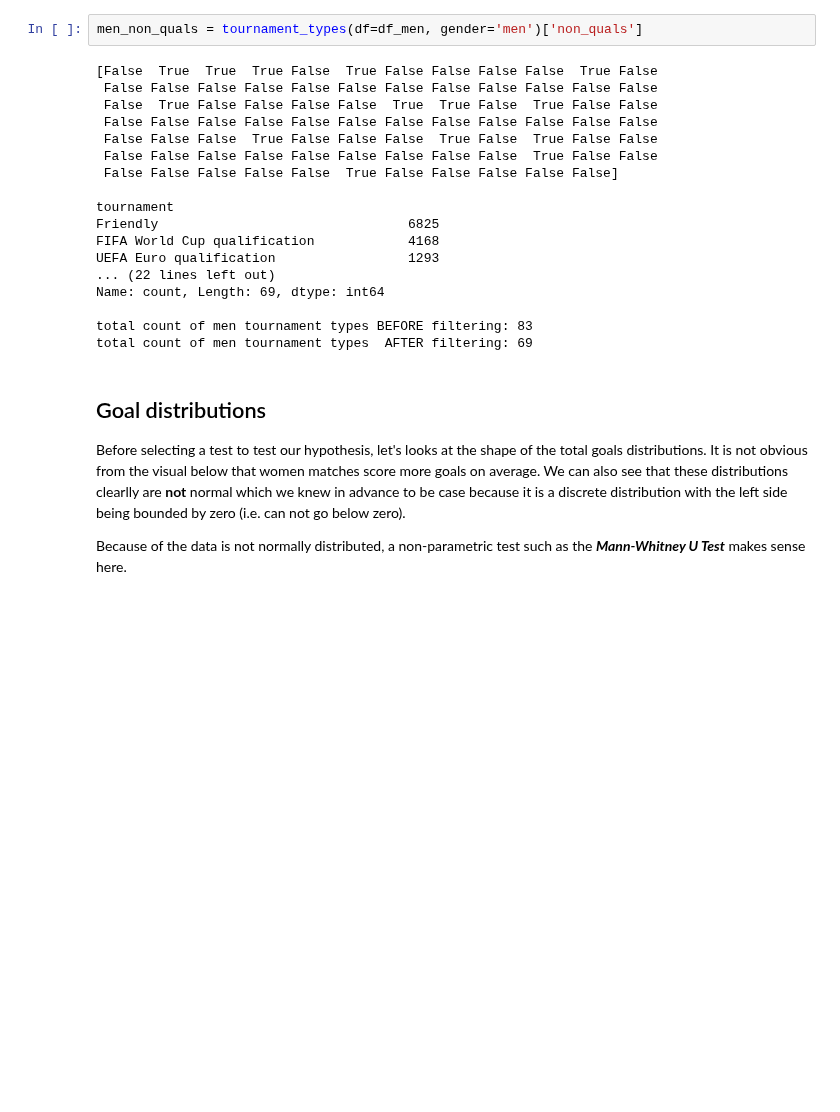
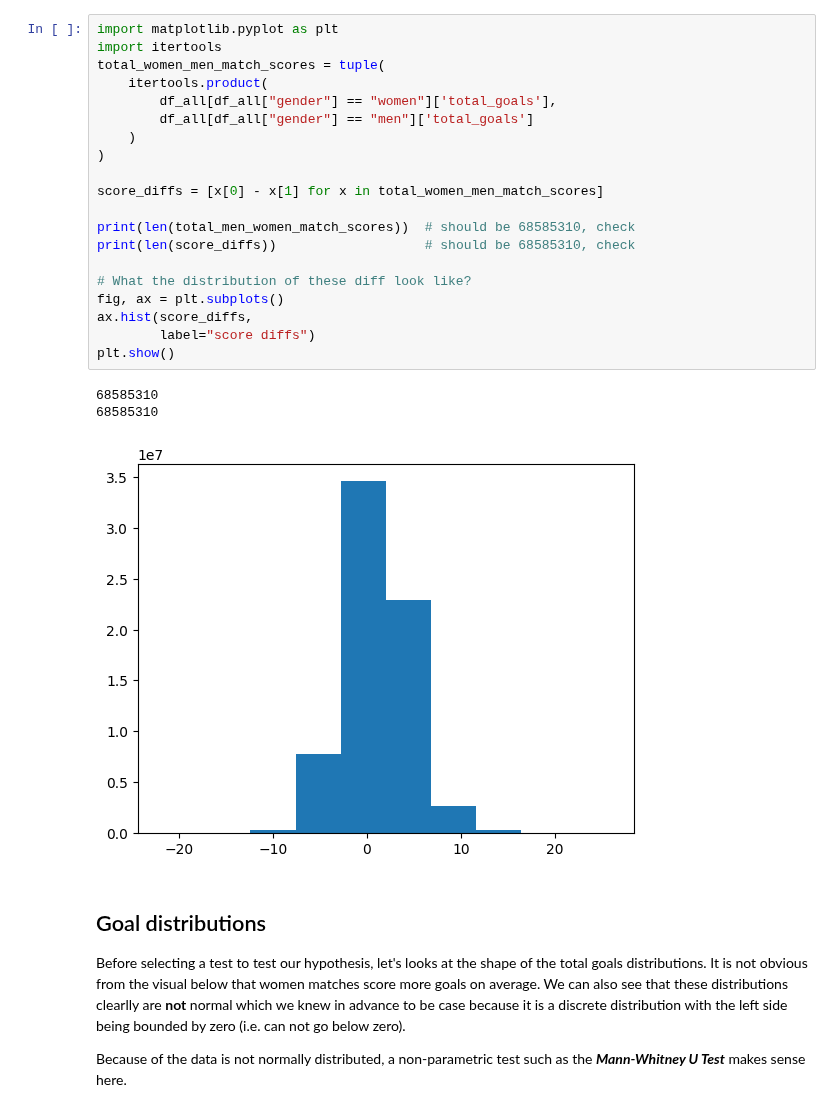
Before and after one commit to MichaelSzczepaniak/DataCamp, a Jupyter notebook: Tracks/Associate Data Scientist/31 Project 8 - Hypothesis Testing with Men's and Women's Soccer Matches/HypTestingPython.ipynb, the cells around one changed output. Drawn from its saved outputs; the diff is of its cells as text; blank space fills up the shorter version.

```diff
--- a/Tracks/Associate Data Scientist/31 Project 8 - Hypothesis Testing with Men's and Women's Soccer Matches/HypTestingPython.ipynb
+++ b/Tracks/Associate Data Scientist/31 Project 8 - Hypothesis Testing with Men's and Women's Soccer Matches/HypTestingPython.ipynb
@@ -122,23 +105,27 @@ total count of women tournament types  AFTER filtering: 19
 # %%
-men_non_quals = tournament_types(df=df_men, gender='men')['non_quals']
+import matplotlib.pyplot as plt
+import itertools
+total_women_men_match_scores = tuple(
+    itertools.product(
+        df_all[df_all["gender"] == "women"]['total_goals'],
+        df_all[df_all["gender"] == "men"]['total_goals']
+    )
+)
+
+score_diffs = [x[0] - x[1] for x in total_women_men_match_scores]
+
+print(len(total_men_women_match_scores))  # should be 68585310, check
+print(len(score_diffs))                   # should be 68585310, check
+
+# What the distribution of these diff look like?
+fig, ax = plt.subplots()
+ax.hist(score_diffs,
+        label="score diffs")
+plt.show()
 # %% [output]
-[False  True  True  True False  True False False False False  True False
- False False False False False False False False False False False False
- False  True False False False False  True  True False  True False False
- False False False False False False False False False False False False
- False False False  True False False False  True False  True False False
- False False False False False False False False False  True False False
- False False False False False  True False False False False False]
-
-tournament
-Friendly                                6825
-FIFA World Cup qualification            4168
-UEFA Euro qualification                 1293
-... (22 lines left out)
-Name: count, Length: 69, dtype: int64
-
-total count of men tournament types BEFORE filtering: 83
-total count of men tournament types  AFTER filtering: 69
+68585310
+68585310
+[figure, added]
 # %% [markdown]
 ## Goal distributions
 
```
Also changed, not shown: parts of 9 cells of this notebook.
